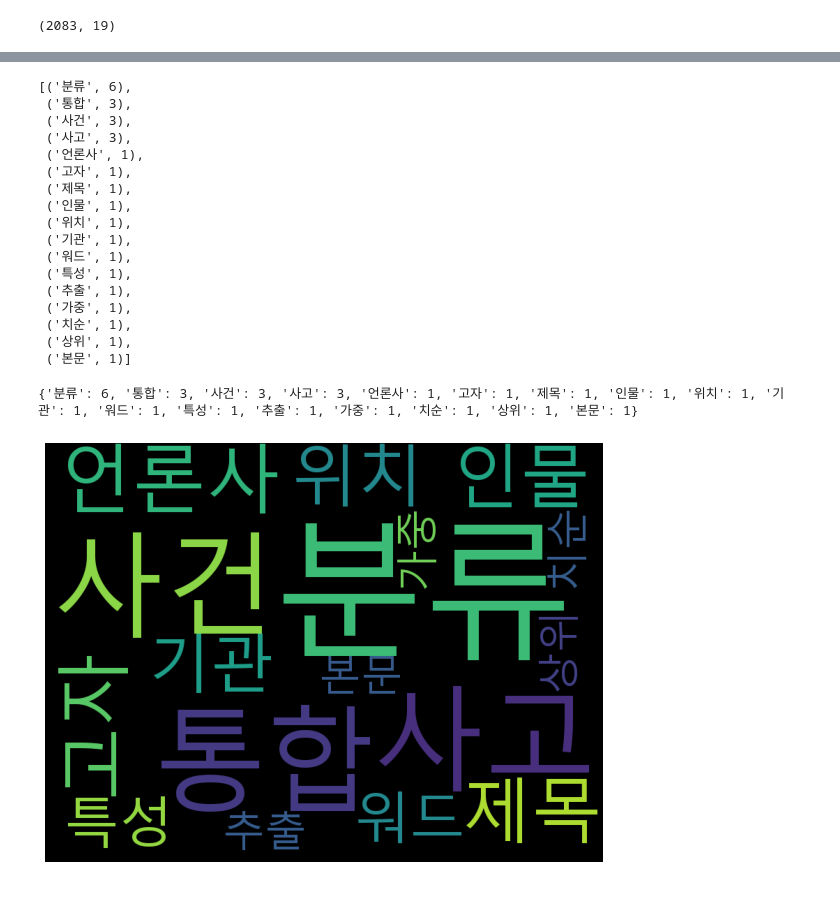
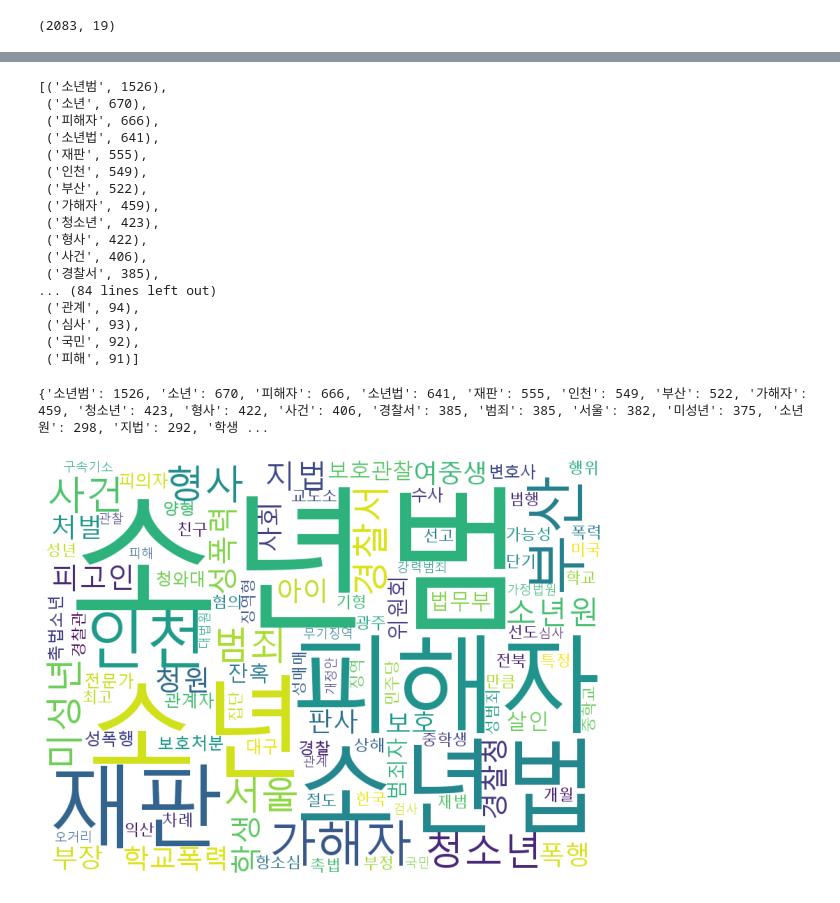
Before and after one commit to hkim11656/crime_analysis, a Jupyter notebook: 워클_텍마_홍상석.ipynb, the cells around one changed output, grey strips where cells are left out. Drawn from its saved outputs; the diff is of its cells as text; code cells hidden in the pictures.

Commit message:
20210720 | graph edit

```diff
--- a/워클_텍마_홍상석.ipynb
+++ b/워클_텍마_홍상석.ipynb
@@ -90,7 +72,7 @@ zope.interface                     5.3.0
 # %%
 pd.set_option('display.max_columns',100)
 # %%
-df = pd.read_csv('E:/VSC/Criminal_data/NewsResult_20110715-20210716.csv',sep=',',  thousands = ',')
+df = pd.read_csv('E:/VSC/crime_analysis/NewsResult_20110715-20210716.csv',sep=',',  thousands = ',')
 df.head()
 # %% [output]
 |  | 뉴스 식별자 | 일자 | 언론사 | 기고자 | 제목 | 통합 분류1 | 통합 분류2 | 통합 분류3 | 사건/사고 분류1 | 사건/사고 분류2 | ... |
@@ -127,5 +132,10 @@ memory usage: 309.3+ KB
 from konlpy.tag import Okt
 twitter = Okt()
 # %%
-word_list = []
-word_list = df.iloc[0:,2:17]
+word_list = []                      # 단어리스트 만들기
+# word_list = df.iloc[0:,2:17]
+
+word_list = df['특성추출(가중치순 상위 50개)']
+# word_list = df['특성추출(가중치순 상위 50개)']
+# word_list = df['본문']
+word_list
@@ -242,36 +225,36 @@ counts = Counter(noun_list)
 tags = counts.most_common(100)
 tags
 # %% [output]
-[('분류', 6),
- ('통합', 3),
- ('사건', 3),
- ('사고', 3),
- ('언론사', 1),
- ('고자', 1),
- ('제목', 1),
- ('인물', 1),
- ('위치', 1),
- ('기관', 1),
- ('워드', 1),
- ('특성', 1),
- ('추출', 1),
- ('가중', 1),
- ('치순', 1),
- ('상위', 1),
- ('본문', 1)]
+[('소년범', 1526),
+ ('소년', 670),
+ ('피해자', 666),
+ ('소년법', 641),
+ ('재판', 555),
+ ('인천', 549),
+ ('부산', 522),
+ ('가해자', 459),
+ ('청소년', 423),
+ ('형사', 422),
+ ('사건', 406),
+ ('경찰서', 385),
+... (84 lines left out)
+ ('관계', 94),
+ ('심사', 93),
+ ('국민', 92),
+ ('피해', 91)]
 # %%
 wordcloud = WordCloud(font_path='C:/Windows/Fonts/malgun.ttf',
-                      background_color='black',
+                      background_color='white',
                       width=800,
                       height=600)
 
 print(dict(tags))
 
 cloud = wordcloud.generate_from_frequencies(dict(tags))
 plt.figure(figsize=(10, 8))
 plt.axis('off')
 plt.imshow(cloud)
 plt.show()
 # %% [output]
-{'분류': 6, '통합': 3, '사건': 3, '사고': 3, '언론사': 1, '고자': 1, '제목': 1, '인물': 1, '위치': 1, '기관': 1, '워드': 1, '특성': 1, '추출': 1, '가중': 1, '치순': 1, '상위': 1, '본문': 1}
+{'소년범': 1526, '소년': 670, '피해자': 666, '소년법': 641, '재판': 555, '인천': 549, '부산': 522, '가해자': 459, '청소년': 423, '형사': 422, '사건': 406, '경찰서': 385, '범죄': 385, '서울': 382, '미성년': 375, '소년원': 298, '지법': 292, '학생 ...
-[figure, old version]
+[figure, new version]
```
Also changed, not shown: parts of 12 cells of this notebook, 2 other files.
